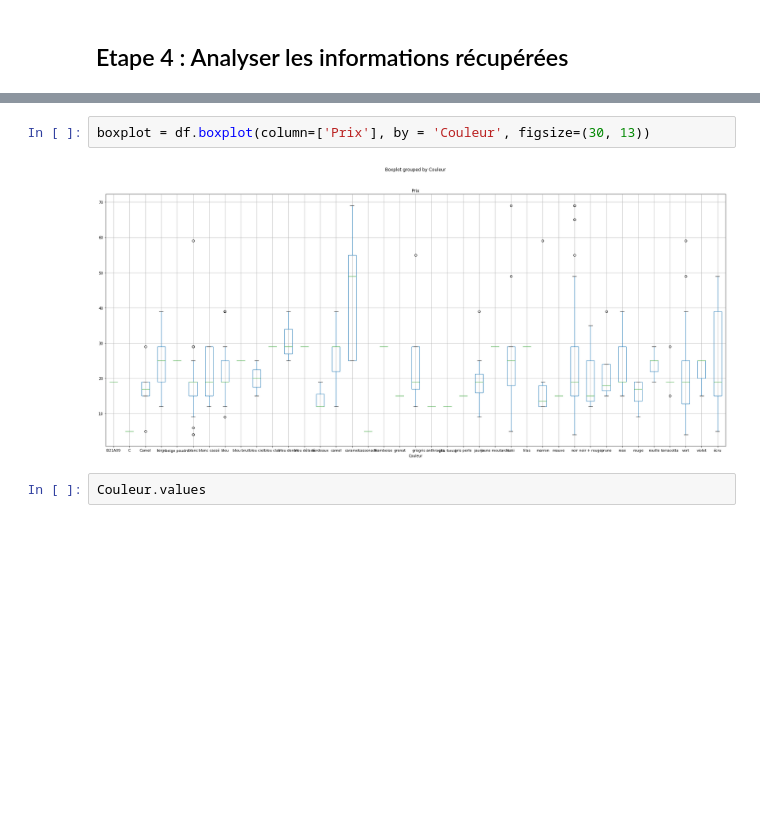
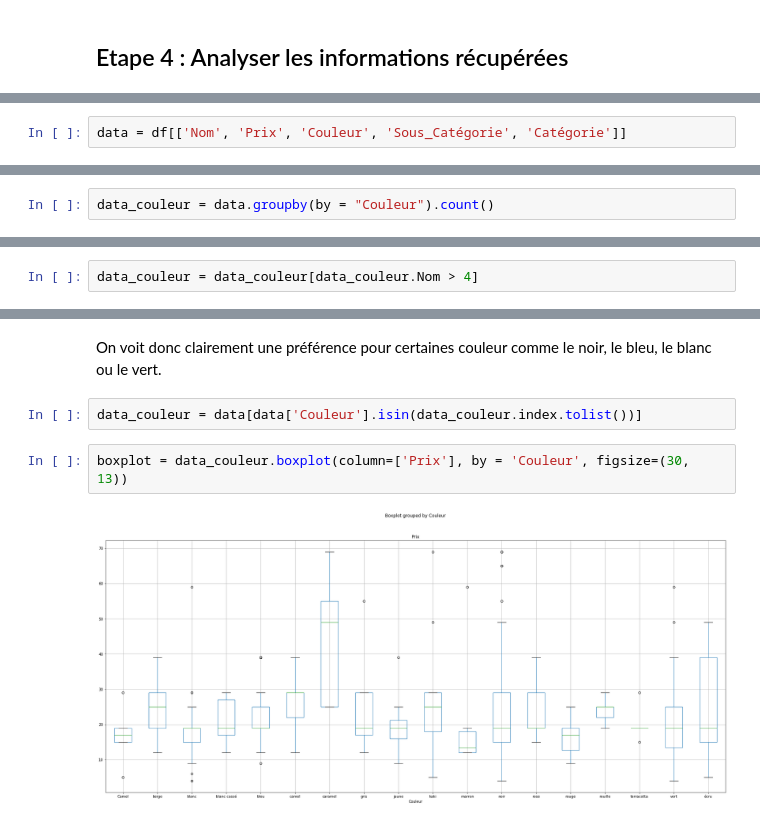
Before and after one commit to Alexia123/Web_Scraping, a Jupyter notebook: rendu.ipynb, the cells around one changed output, grey strips where cells are left out. Saved outputs shown, nothing was run; the diff lists cells and outputs as text; blank space fills up the shorter version.

```diff
--- a/rendu.ipynb
+++ b/rendu.ipynb
@@ -231,0 +269,2 @@ df.head(60)
+# %%
+data = df[['Nom', 'Prix', 'Couleur', 'Sous_Catégorie', 'Catégorie']]
@@ -269,0 +337,2 @@ array(['kaki', 'noir', 'caramel', 'beige', 'blanc', 'vert', 'rose',
+# %%
+data_couleur = data.groupby(by = "Couleur").count()
@@ -269,0 +341,2 @@ array(['kaki', 'noir', 'caramel', 'beige', 'blanc', 'vert', 'rose',
+# %%
+data_couleur = data_couleur[data_couleur.Nom > 4]
@@ -270,6 +360,8 @@ array(['kaki', 'noir', 'caramel', 'beige', 'blanc', 'vert', 'rose',
+# %% [markdown]
+On voit donc clairement une préférence pour certaines couleur comme le noir, le bleu, le blanc ou le vert.
+# %%
+data_couleur = data[data['Couleur'].isin(data_couleur.index.tolist())]
 # %%
-boxplot = df.boxplot(column=['Prix'], by = 'Couleur', figsize=(30, 13))
+boxplot = data_couleur.boxplot(column=['Prix'], by = 'Couleur', figsize=(30, 13))
 # %% [output]
-[figure, old version]
+[figure, new version]
-# %%
-Couleur.values
```
Also changed, not shown: parts of 43 cells of this notebook, 1 other file.
